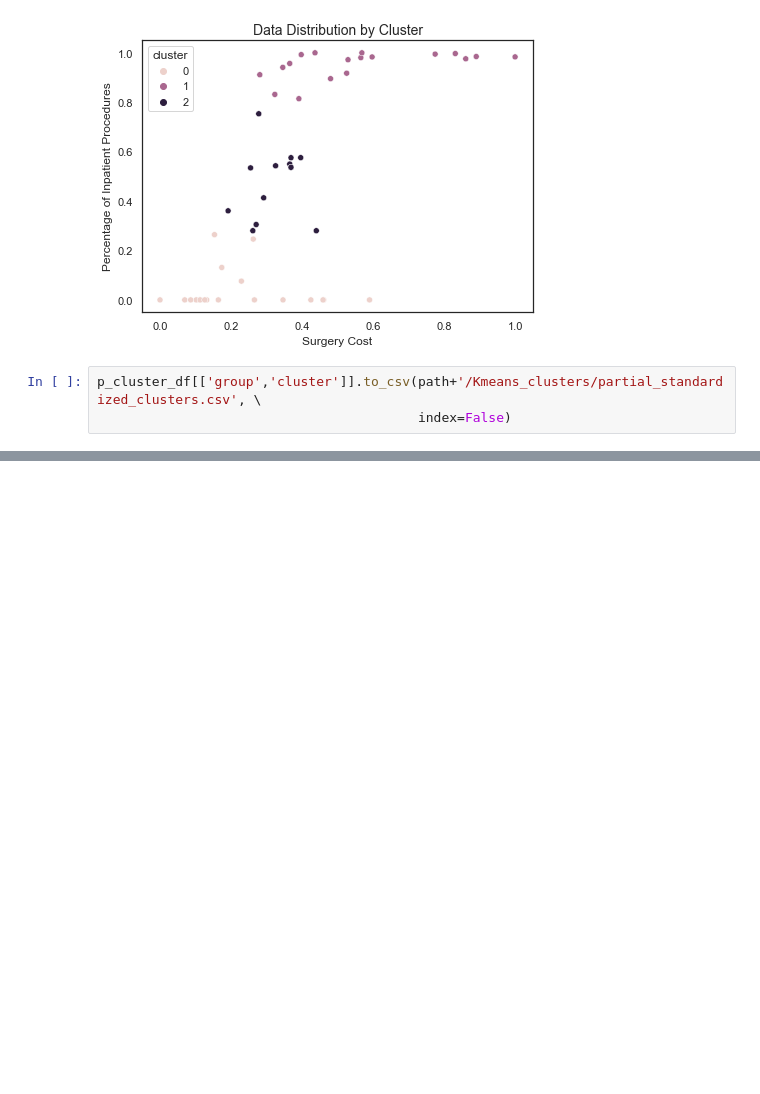
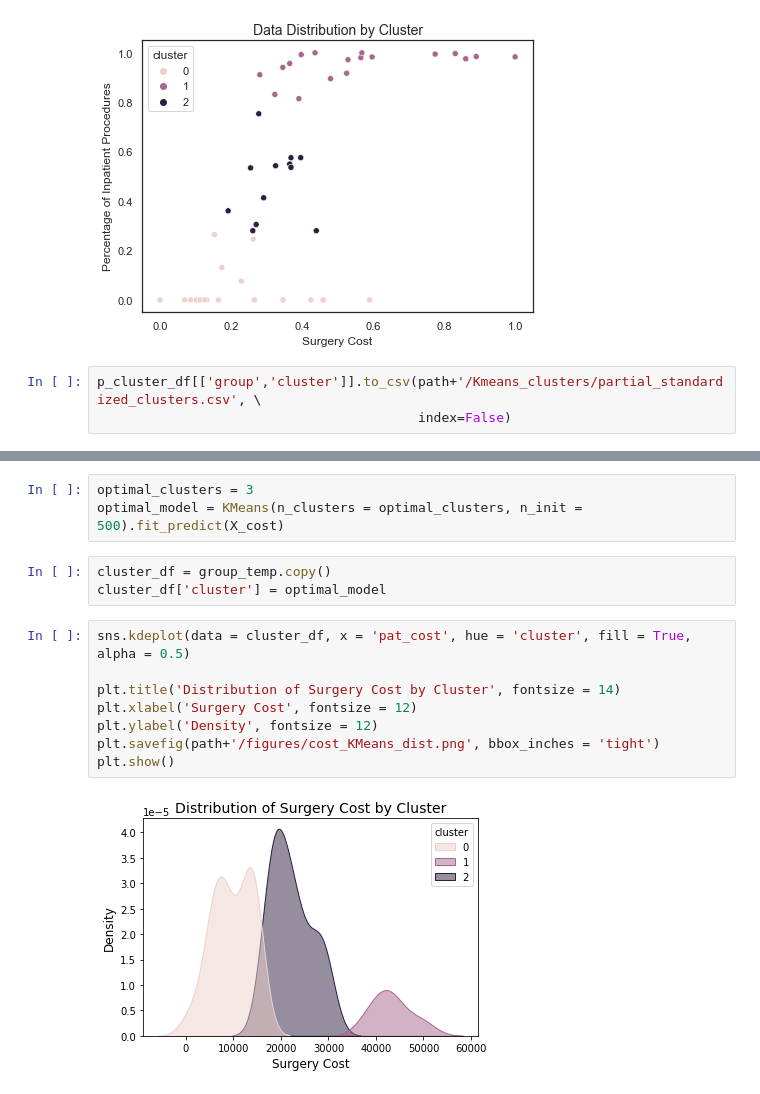
Before and after one commit to Shruti-Kaushal/Prediction-of-commercial-insurance-payments-for-surgical-procedure-using-DataRobot, a Jupyter notebook: Clustering.ipynb, the cells around one changed output, grey strips where cells are left out. Drawn from its saved outputs; the diff is of its cells as text; blank space fills up the shorter version.

```diff
--- a/Clustering.ipynb
+++ b/Clustering.ipynb
@@ -429,0 +456,16 @@ group_temp.drop(duplicated_index, inplace = True)
+# %%
+optimal_clusters = 3
+optimal_model = KMeans(n_clusters = optimal_clusters, n_init = 500).fit_predict(X_cost)
+# %%
+cluster_df = group_temp.copy()
+cluster_df['cluster'] = optimal_model
+# %%
+sns.kdeplot(data = cluster_df, x = 'pat_cost', hue = 'cluster', fill = True, alpha = 0.5)
+
+plt.title('Distribution of Surgery Cost by Cluster', fontsize = 14)
+plt.xlabel('Surgery Cost', fontsize = 12)
+plt.ylabel('Density', fontsize = 12)
+plt.savefig(path+'/figures/cost_KMeans_dist.png', bbox_inches = 'tight')
+plt.show()
+# %% [output]
+[figure, added]
```
Also changed, not shown: parts of 6 cells of this notebook, 3 other files.
